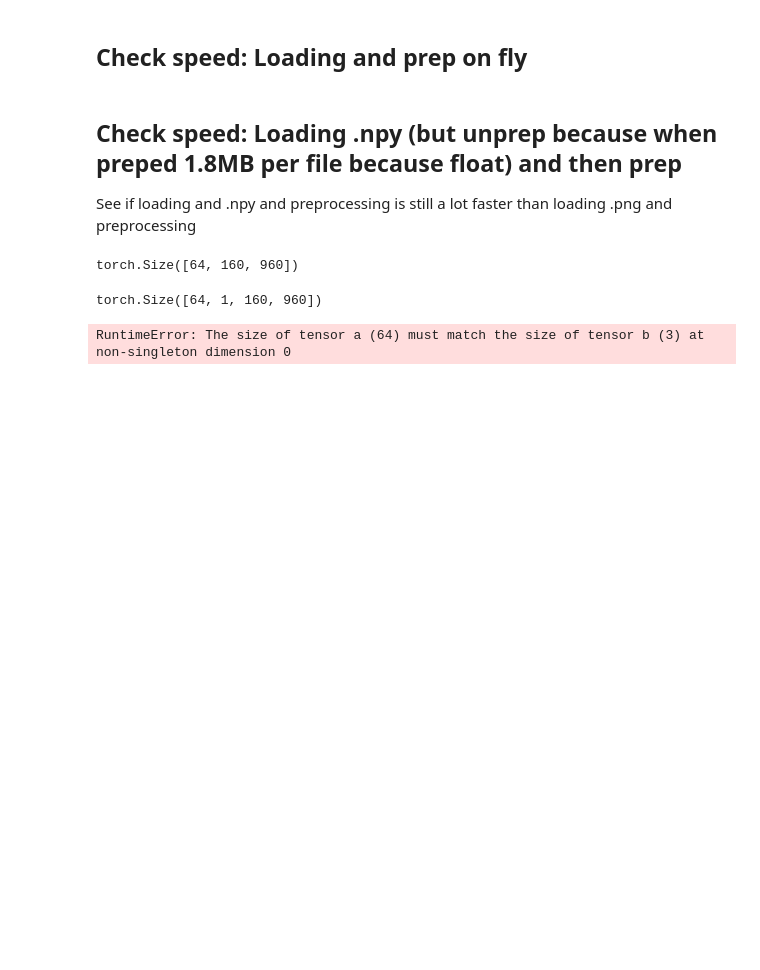
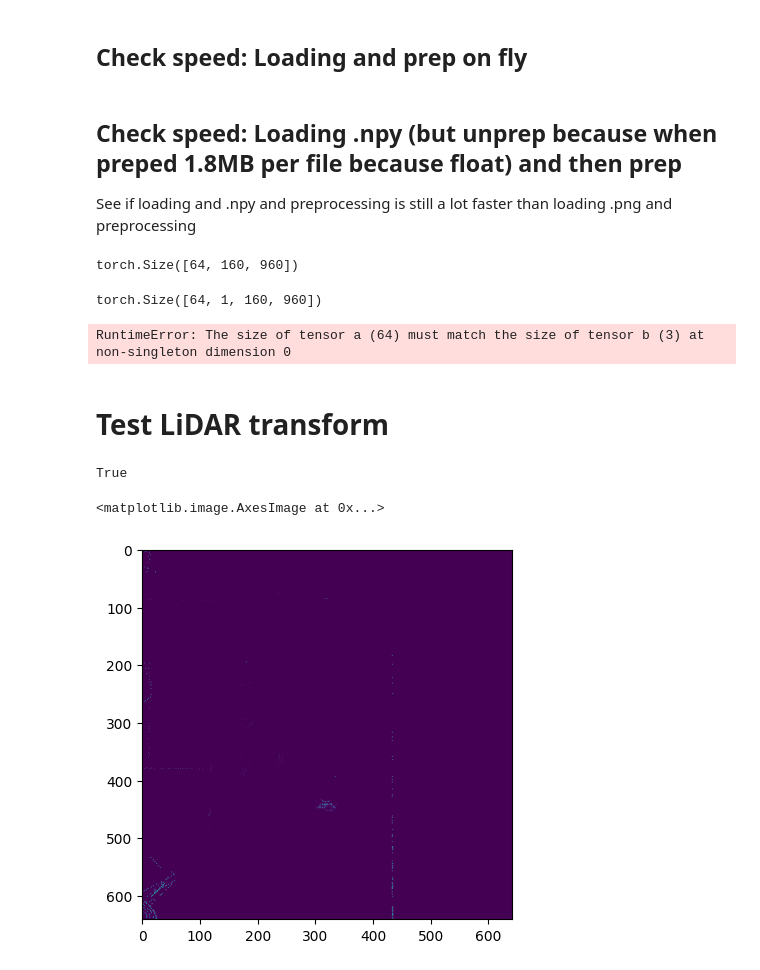
Before and after one commit to moritzwassmer/APPRAS_e2e_imitation, a Jupyter notebook: data_pipeline/notebooks/prep_to_disk.ipynb, the cells around one changed output. Drawn from its saved outputs; the diff is of its cells as text; code cells hidden in the pictures; blank space fills up the shorter version.

```diff
--- a/data_pipeline/notebooks/prep_to_disk.ipynb
+++ b/data_pipeline/notebooks/prep_to_disk.ipynb
@@ -128,3 +146,5 @@ RuntimeError: The size of tensor a (64) must match the size of tensor b (3) at n
 path = "/Users/julianvonklitzing/Documents/GitHub/end2endappras/data/data_prep/coke_dataset_23_11/Routes_Scenario3_Town01_curved_Seed1000/Scenario3_Town01_curved_route0_11_23_20_02_59/rgb/0000.npy"
 # with  np.load(path, allow_pickle=True) as f:
 #     data = f["arr_0"]
+# %% [markdown]
+# Test LiDAR transform
@@ -130,0 +153,4 @@ path = "/Users/julianvonklitzing/Documents/GitHub/end2endappras/data/data_prep/c
+# %%
+np.load(path, allow_pickle=True).shape == (2, )
+# %% [output]
+True
@@ -130,0 +161,5 @@ path = "/Users/julianvonklitzing/Documents/GitHub/end2endappras/data/data_prep/c
+# %%
+plt.imshow(img_lidar)
+# %% [output]
+<matplotlib.image.AxesImage at 0x...>
+[figure, added]
```
Also changed, not shown: parts of 10 cells of this notebook, 8 other files.
